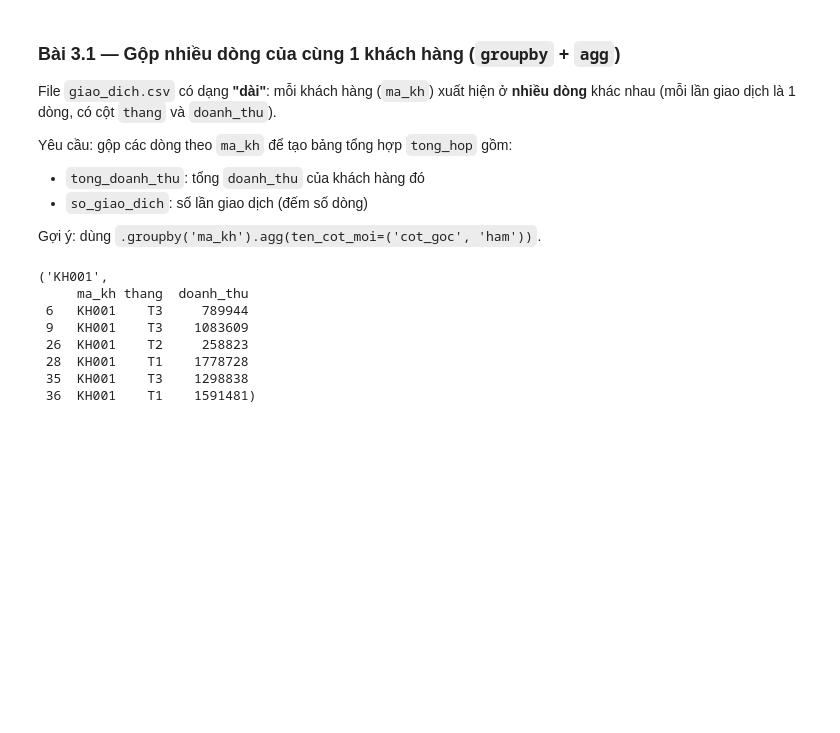
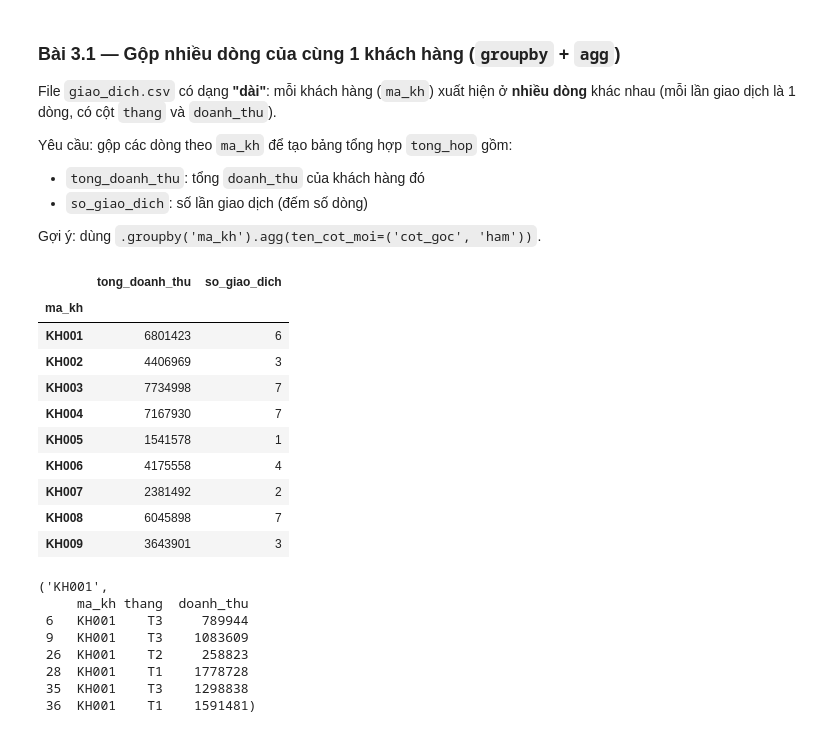
Before and after one commit to HuyBlaBlo/Data_analyst, a Jupyter notebook: guide/w1/ReadFile copy.ipynb, the cells around one changed output. Cells and saved outputs as stored; diff of their text form; code cells hidden in the pictures; blank space fills up the shorter version.

```diff
--- a/guide/w1/ReadFile.ipynb
+++ b/guide/w1/ReadFile copy.ipynb
@@ -259,6 +224,25 @@ Yêu cầu: gộp các dòng theo `ma_kh` để tạo bảng tổng hợp `tong_
 - `so_giao_dich`: số lần giao dịch (đếm số dòng)
 
 Gợi ý: dùng `.groupby('ma_kh').agg(ten_cot_moi=('cot_goc', 'ham'))`.
+# %%
+gd = pd.read_csv('data/giao_dich.csv')
+tong_hop = gd.groupby('ma_kh').agg(
+        tong_doanh_thu = ('doanh_thu','sum'),
+        so_giao_dich = ('doanh_thu','count')
+    )
+display(tong_hop)
+# %% [output]
+|  | tong_doanh_thu | so_giao_dich |
+| ma_kh |  |  |
+| KH001 | 6801423 | 6 |
+| KH002 | 4406969 | 3 |
+| KH003 | 7734998 | 7 |
+| KH004 | 7167930 | 7 |
+| KH005 | 1541578 | 1 |
+| KH006 | 4175558 | 4 |
+| KH007 | 2381492 | 2 |
+| KH008 | 6045898 | 7 |
+| KH009 | 3643901 | 3 |
 # %%
 gd = pd.read_csv('data/giao_dich.csv')
 gd
```
Also changed, not shown: parts of 11 cells of this notebook, 3 other files.
